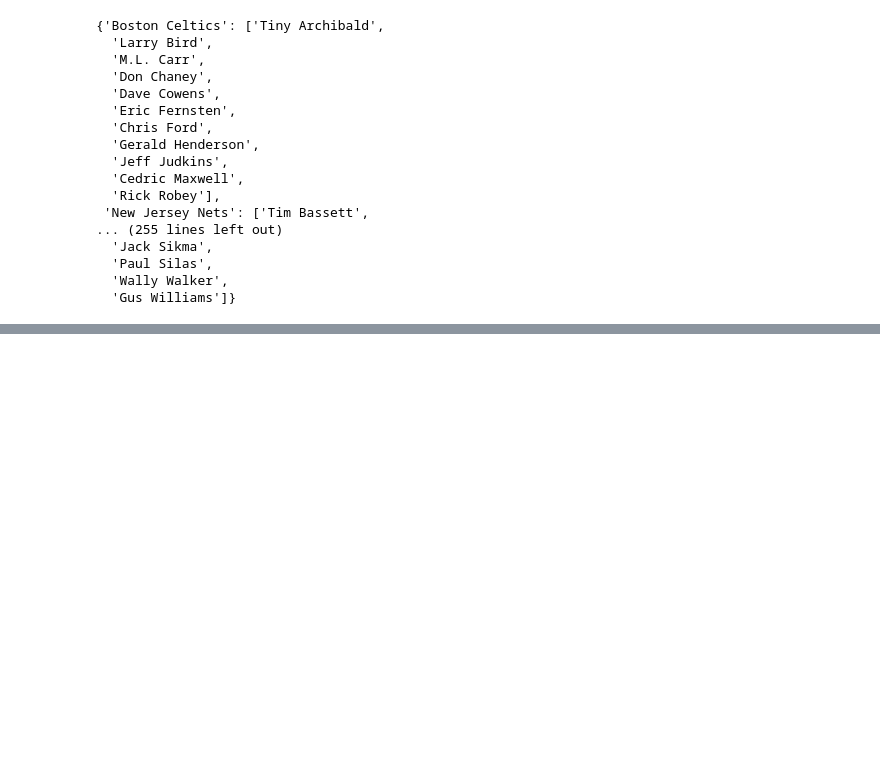
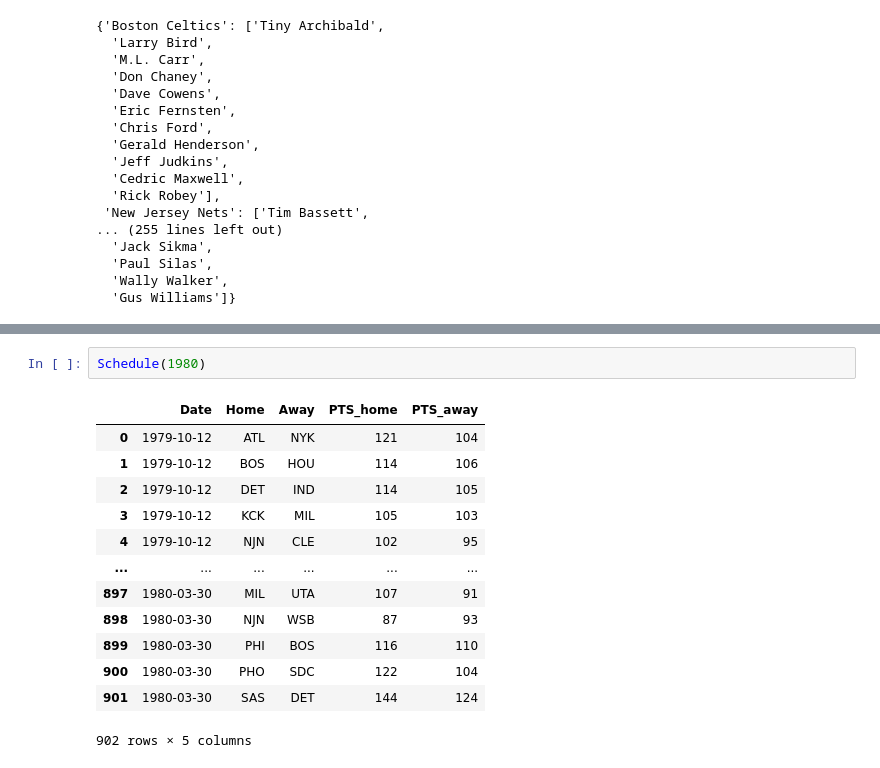
Before and after one commit to martinbog19/balling-on-the-edge, a Jupyter notebook: scrape.ipynb, the cells around one changed output, grey strips where cells are left out. Cells and saved outputs as stored; diff of their text form; blank space fills up the shorter version.

```diff
--- a/scrape.ipynb
+++ b/scrape.ipynb
@@ -213,0 +278,16 @@ OpeningDayRoster(1980)
+# %%
+Schedule(1980)
+# %% [output]
+|  | Date | Home | Away | PTS_home | PTS_away |
+| 0 | 1979-10-12 | ATL | NYK | 121 | 104 |
+| 1 | 1979-10-12 | BOS | HOU | 114 | 106 |
+| 2 | 1979-10-12 | DET | IND | 114 | 105 |
+| 3 | 1979-10-12 | KCK | MIL | 105 | 103 |
+| 4 | 1979-10-12 | NJN | CLE | 102 | 95 |
+| ... | ... | ... | ... | ... | ... |
+| 897 | 1980-03-30 | MIL | UTA | 107 | 91 |
+| 898 | 1980-03-30 | NJN | WSB | 87 | 93 |
+| 899 | 1980-03-30 | PHI | BOS | 116 | 110 |
+| 900 | 1980-03-30 | PHO | SDC | 122 | 104 |
+| 901 | 1980-03-30 | SAS | DET | 144 | 124 |
+902 rows × 5 columns
```
Also changed, not shown: parts of 10 cells of this notebook.
